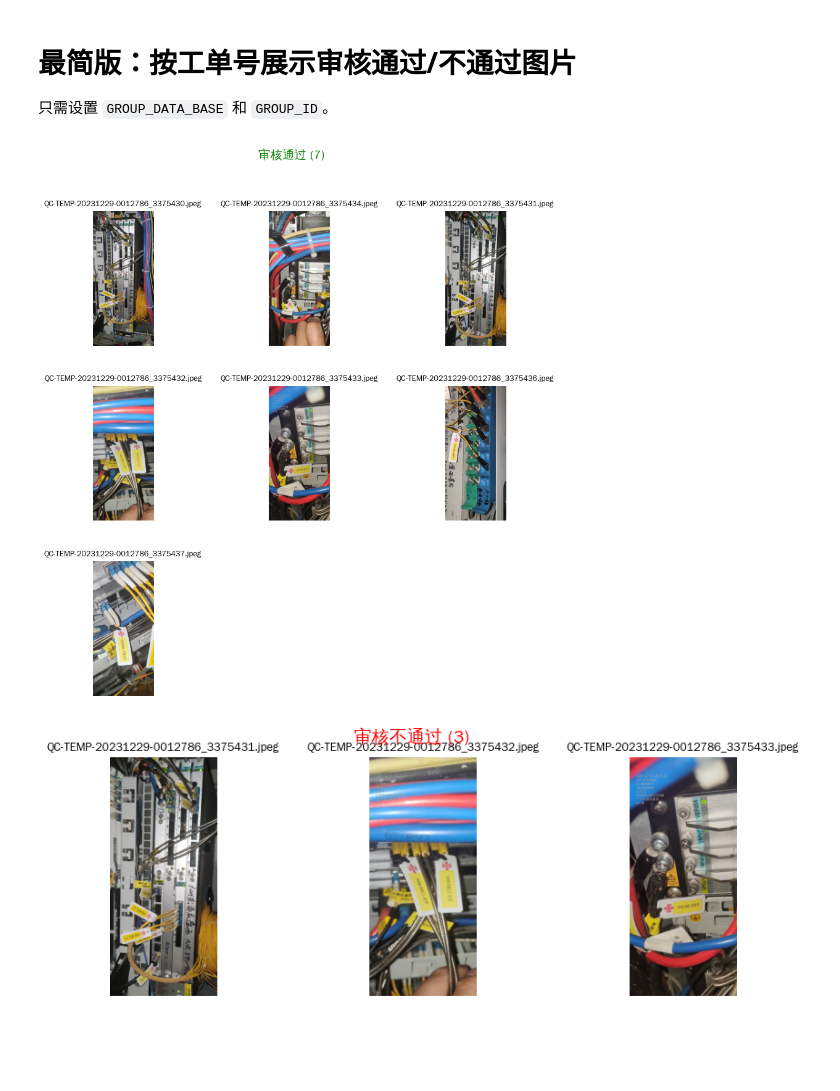
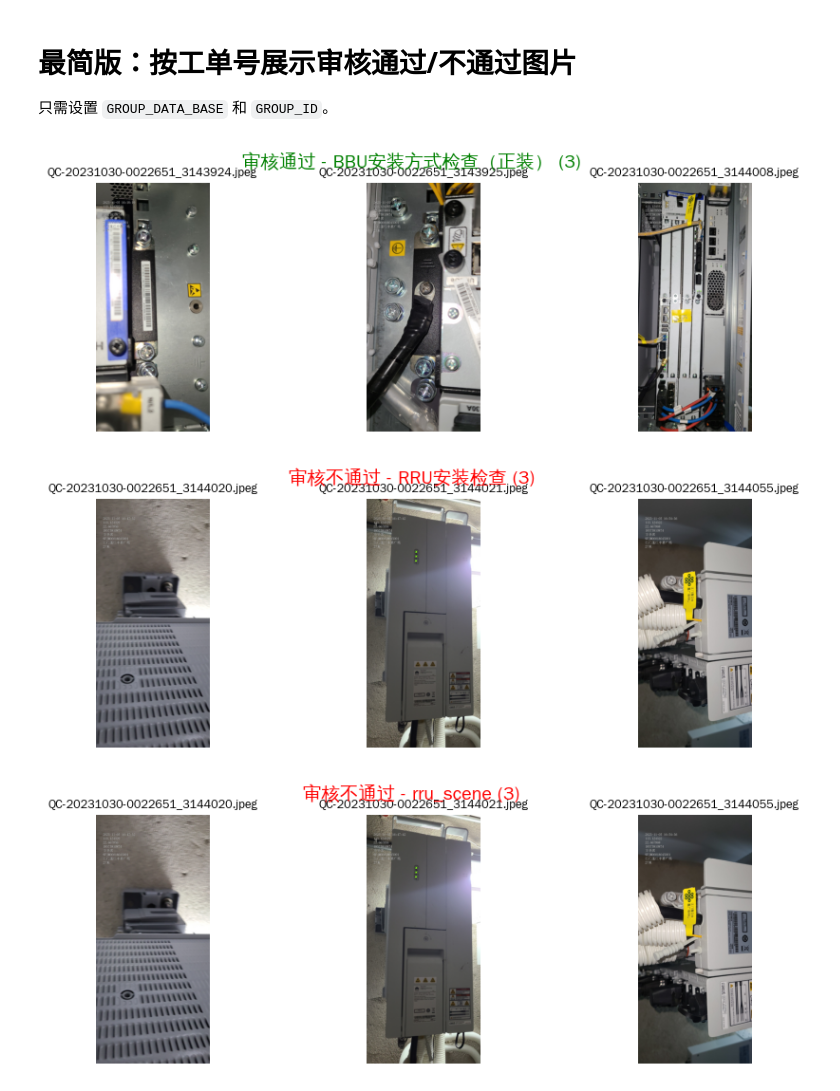
Before and after one commit to Pein2017/Qwen3-VL, a Jupyter notebook: analysis/visualize_group_images.ipynb, the cells around one changed output. Cells and saved outputs as stored; diff of their text form; code cells hidden in the pictures; blank space fills up the shorter version.

```diff
--- a/analysis/visualize_group_images.ipynb
+++ b/analysis/visualize_group_images.ipynb
@@ -7,10 +7,11 @@ from pathlib import Path
 import matplotlib.pyplot as plt
 from matplotlib import gridspec
 from PIL import Image as PILImage
+from collections import defaultdict
 
 # ======= 配置 =======
 GROUP_DATA_BASE = Path('/data/Qwen3-VL/group_data')
-GROUP_ID = 'QC-TEMP-20230823-0009623'
+GROUP_ID = 'QC-20231030-0022651'
 MAX_PER_CLASS = 64
 COLS = 3  # 每行显示多少张
 
@@ -34,51 +35,65 @@ def _show_grid(images, title, cols=4, title_color='black'):
     fig = plt.figure(figsize=(cols * 3.4, rows * 3.4))
     gs = gridspec.GridSpec(rows, cols, figure=fig, hspace=0.3, wspace=0.3)
 
     for idx, p in enumerate(images):
         ax = fig.add_subplot(gs[idx // cols, idx % cols])
         try:
             img = PILImage.open(p)
             ax.imshow(img)
             ax.set_title(p.name, fontsize=9, fontweight='bold')
             ax.axis('off')
         except Exception as e:
             ax.text(0.5, 0.5, f'加载失败\n{p.name}\n{e}', ha='center', va='center', fontsize=8)
             ax.axis('off')
 
     fig.suptitle(f'{title} ({n})', fontsize=14, fontweight='bold', y=0.98, color=title_color)
     fig.tight_layout(rect=[0, 0, 1, 0.96])
     plt.show()
 
-# 在 group_data 下查找工单号目录
-pass_dirs = []
-fail_dirs = []
+def _get_mission(d: Path) -> str:
+    parts = d.parts
+    if 'scene_2.0_order' in parts:
+        idx = parts.index('scene_2.0_order')
+        if idx + 1 < len(parts):
+            return parts[idx + 1]
+    if 'rru_scene' in parts:
+        return 'rru_scene'
+    return 'unknown'
+
+pass_by_mission = defaultdict(list)
+fail_by_mission = defaultdict(list)
 for d in GROUP_DATA_BASE.rglob(GROUP_ID):
     if not d.is_dir():
         continue
     parts = set(d.parts)
+    mission = _get_mission(d)
     if '审核通过' in parts:
-        pass_dirs.append(d)
+        pass_by_mission[mission].extend(_collect_images(d))
     elif '审核不通过' in parts:
-        fail_dirs.append(d)
-
-pass_imgs = []
-fail_imgs = []
-for d in pass_dirs:
-    pass_imgs.extend(_collect_images(d))
-for d in fail_dirs:
-    fail_imgs.extend(_collect_images(d))
+        fail_by_mission[mission].extend(_collect_images(d))
 
 if MAX_PER_CLASS and MAX_PER_CLASS > 0:
-    pass_imgs = pass_imgs[:MAX_PER_CLASS]
-    fail_imgs = fail_imgs[:MAX_PER_CLASS]
+    for k in list(pass_by_mission.keys()):
+        pass_by_mission[k] = pass_by_mission[k][:MAX_PER_CLASS]
+    for k in list(fail_by_mission.keys()):
+        fail_by_mission[k] = fail_by_mission[k][:MAX_PER_CLASS]
 
-if pass_imgs:
-    _show_grid(pass_imgs, '审核通过', cols=COLS, title_color='green')
-if fail_imgs:
-    _show_grid(fail_imgs, '审核不通过', cols=COLS, title_color='red')
+has_any = False
+for mission in sorted(pass_by_mission.keys()):
+    imgs = pass_by_mission[mission]
+    if imgs:
+        has_any = True
+        _show_grid(imgs, f'审核通过 - {mission}', cols=COLS, title_color='green')
 
-if not pass_imgs and not fail_imgs:
+for mission in sorted(fail_by_mission.keys()):
+    imgs = fail_by_mission[mission]
+    if imgs:
+        has_any = True
+        _show_grid(imgs, f'审核不通过 - {mission}', cols=COLS, title_color='red')
+
+if not has_any:
     print('未找到包含审核通过/审核不通过的图片目录，请检查 GROUP_ID 或目录结构。')
 # %% [output]
-[figure, old version]
+[figure, new version]
-[figure, old version]
+[figure, new version]
+[figure, added]
```
Also changed, not shown: 52 other files.
